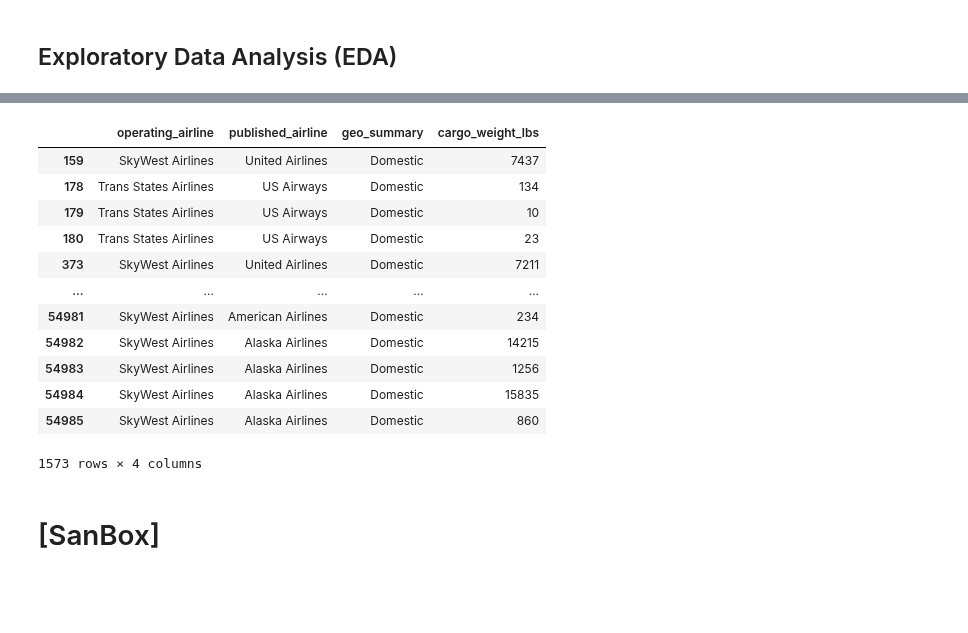
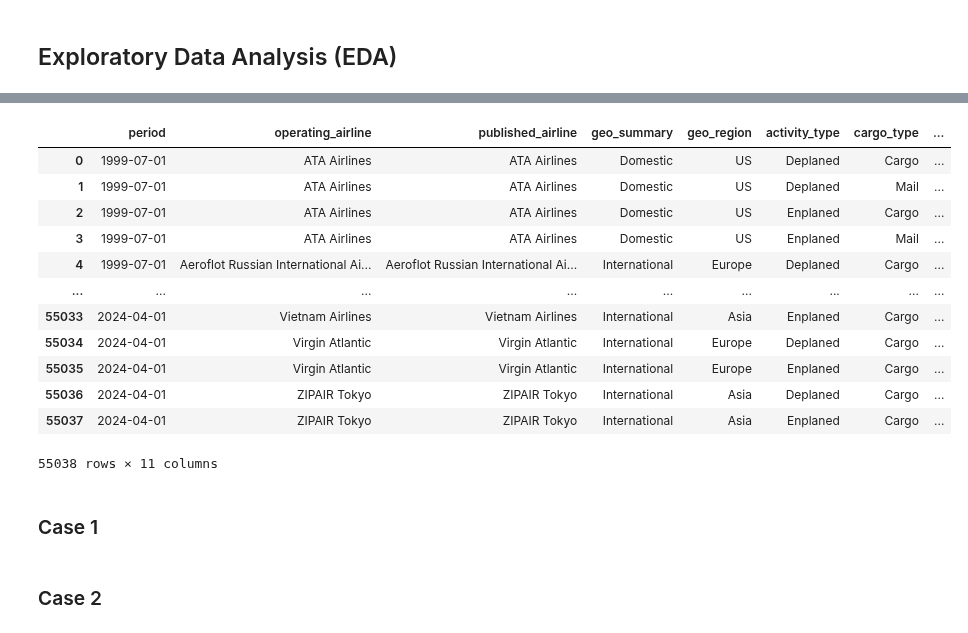
Before and after one commit to ikhsan-muhammad/p01-airplane_cargo, a Jupyter notebook: p01-airplane-cargo.ipynb, the cells around one changed output, grey strips where cells are left out. Saved outputs shown, nothing was run; the diff lists cells and outputs as text; code cells hidden in the pictures; blank space fills up the shorter version.

Commit message:
case 1 done

```diff
--- a/p01-airplane-cargo.ipynb
+++ b/p01-airplane-cargo.ipynb
@@ -254,6 +258,8 @@ selected_df.describe(include='object')
 | unique | 128 | 116 | 2 | 9 | 2 | 3 | ... |
 | top | United Airlines | United Airlines | International | Asia | Deplaned | Cargo | ... |
 | freq | 9455 | 9476 | 38475 | 19314 | 28117 | 30675 | ... |
+# %%
+selected_df['period'] = selected_df['period'].dt.to_timestamp()
 # %% [markdown]
 ## Exploratory Data Analysis (EDA)
 # %% [markdown]
@@ -346,21 +270,0 @@ same_airlines.groupby('operating_airline')['cargo_weight_lbs'].sum().sort_values
-# %%
-# Corr Operating Airline X Publish Airline
-# selected_df[['operating_airline','published_airline']].value_counts().head()
-dif_airline = selected_df.query('operating_airline != published_airline')[['operating_airline', 'published_airline', 'geo_summary','cargo_weight_lbs']]
-dif_airline
-# %% [output]
-|  | operating_airline | published_airline | geo_summary | cargo_weight_lbs |
-| 159 | SkyWest Airlines | United Airlines | Domestic | 7437 |
-| 178 | Trans States Airlines | US Airways | Domestic | 134 |
-| 179 | Trans States Airlines | US Airways | Domestic | 10 |
-| 180 | Trans States Airlines | US Airways | Domestic | 23 |
-| 373 | SkyWest Airlines | United Airlines | Domestic | 7211 |
-| ... | ... | ... | ... | ... |
-| 54981 | SkyWest Airlines | American Airlines | Domestic | 234 |
-| 54982 | SkyWest Airlines | Alaska Airlines | Domestic | 14215 |
-| 54983 | SkyWest Airlines | Alaska Airlines | Domestic | 1256 |
-| 54984 | SkyWest Airlines | Alaska Airlines | Domestic | 15835 |
-| 54985 | SkyWest Airlines | Alaska Airlines | Domestic | 860 |
-1573 rows × 4 columns
-# %% [markdown]
-# [SanBox]
@@ -442,0 +271,20 @@ dif_airline
+# %%
+selected_df['year'] = selected_df.period.dt.year
+selected_df['month'] = selected_df.period.dt.month
+selected_df
+# %% [output]
+|  | period | operating_airline | published_airline | geo_summary | geo_region | activity_type | cargo_type | ... |
+| 0 | 1999-07-01 | ATA Airlines | ATA Airlines | Domestic | US | Deplaned | Cargo | ... |
+| 1 | 1999-07-01 | ATA Airlines | ATA Airlines | Domestic | US | Deplaned | Mail | ... |
+| 2 | 1999-07-01 | ATA Airlines | ATA Airlines | Domestic | US | Enplaned | Cargo | ... |
+| 3 | 1999-07-01 | ATA Airlines | ATA Airlines | Domestic | US | Enplaned | Mail | ... |
+| 4 | 1999-07-01 | Aeroflot Russian International Ai... | Aeroflot Russian International Ai... | International | Europe | Deplaned | Cargo | ... |
+| ... | ... | ... | ... | ... | ... | ... | ... | ... |
+| 55033 | 2024-04-01 | Vietnam Airlines | Vietnam Airlines | International | Asia | Enplaned | Cargo | ... |
+| 55034 | 2024-04-01 | Virgin Atlantic | Virgin Atlantic | International | Europe | Deplaned | Cargo | ... |
+| 55035 | 2024-04-01 | Virgin Atlantic | Virgin Atlantic | International | Europe | Enplaned | Cargo | ... |
+| 55036 | 2024-04-01 | ZIPAIR Tokyo | ZIPAIR Tokyo | International | Asia | Deplaned | Cargo | ... |
+| 55037 | 2024-04-01 | ZIPAIR Tokyo | ZIPAIR Tokyo | International | Asia | Enplaned | Cargo | ... |
+55038 rows × 11 columns
+# %% [markdown]
+### Case 1
@@ -442,0 +326,2 @@ dif_airline
+# %% [markdown]
+### Case 2
```
Also changed, not shown: parts of 20 cells of this notebook, 2 other files.
